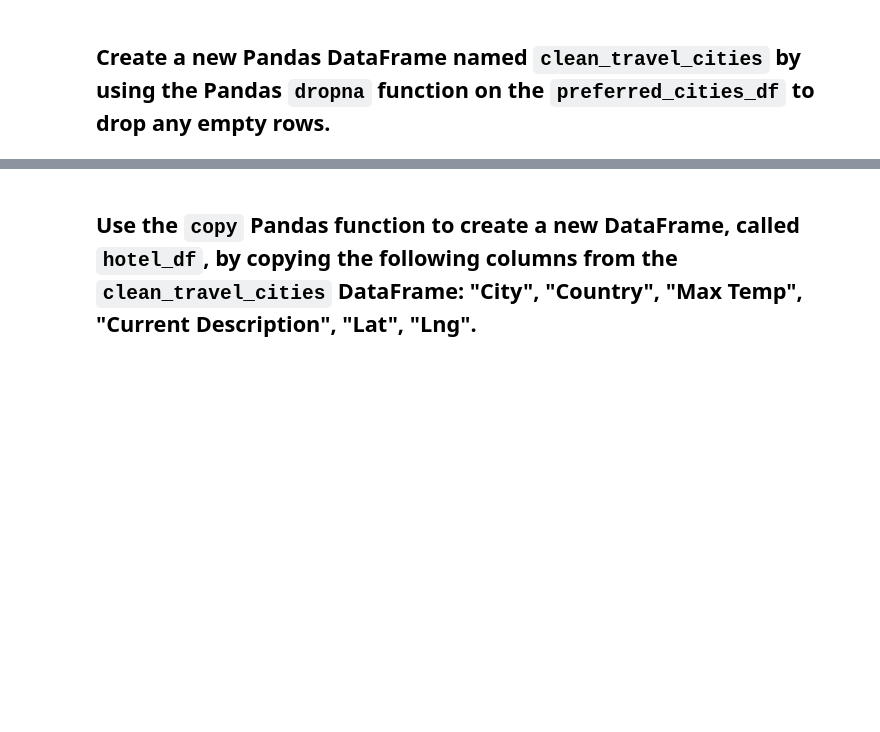
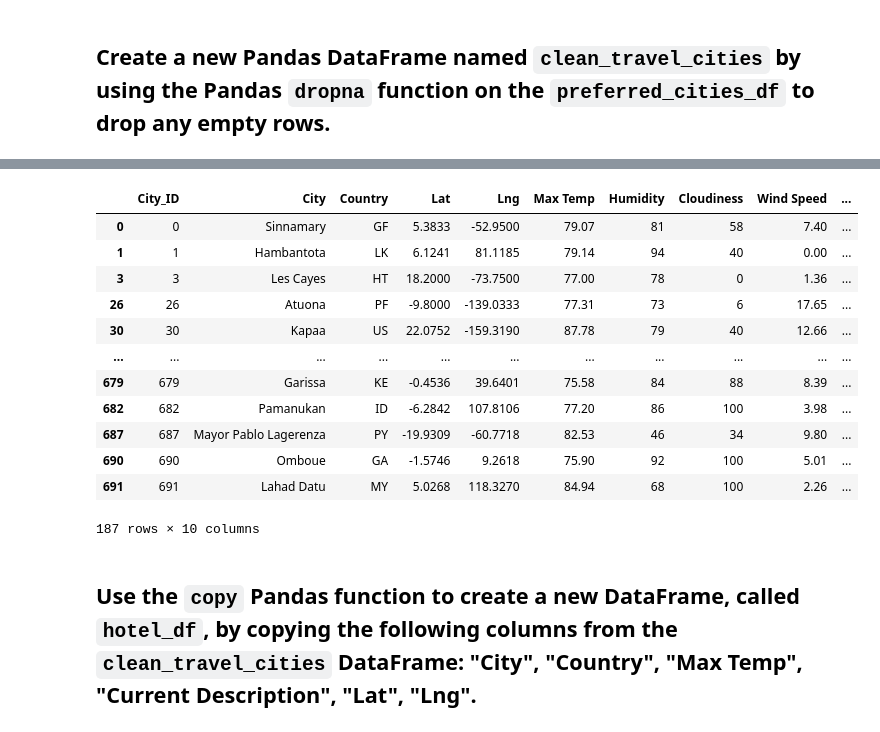
Before and after one commit to NM-90/World_Weather_Analysis, a Jupyter notebook: Vacation_Search.ipynb, the cells around one changed output, grey strips where cells are left out. Cells and saved outputs as stored; diff of their text form; code cells hidden in the pictures; blank space fills up the shorter version.

```diff
--- a/Vacation_Search.ipynb
+++ b/Vacation_Search.ipynb
@@ -113,3 +186,23 @@ clean_travel_cities.head(10)
+# %%
+#create a new DataFrame.
+clean_travel_cities = pd.DataFrame(preferred_cities_df.dropna())
+
+# Display sample data
+clean_travel_cities
+# %% [output]
+|  | City_ID | City | Country | Lat | Lng | Max Temp | Humidity | Cloudiness | Wind Speed | ... |
+| 0 | 0 | Sinnamary | GF | 5.3833 | -52.9500 | 79.07 | 81 | 58 | 7.40 | ... |
+| 1 | 1 | Hambantota | LK | 6.1241 | 81.1185 | 79.14 | 94 | 40 | 0.00 | ... |
+| 3 | 3 | Les Cayes | HT | 18.2000 | -73.7500 | 77.00 | 78 | 0 | 1.36 | ... |
+| 26 | 26 | Atuona | PF | -9.8000 | -139.0333 | 77.31 | 73 | 6 | 17.65 | ... |
+| 30 | 30 | Kapaa | US | 22.0752 | -159.3190 | 87.78 | 79 | 40 | 12.66 | ... |
+| ... | ... | ... | ... | ... | ... | ... | ... | ... | ... | ... |
+| 679 | 679 | Garissa | KE | -0.4536 | 39.6401 | 75.58 | 84 | 88 | 8.39 | ... |
+| 682 | 682 | Pamanukan | ID | -6.2842 | 107.8106 | 77.20 | 86 | 100 | 3.98 | ... |
+| 687 | 687 | Mayor Pablo Lagerenza | PY | -19.9309 | -60.7718 | 82.53 | 46 | 34 | 9.80 | ... |
+| 690 | 690 | Omboue | GA | -1.5746 | 9.2618 | 75.90 | 92 | 100 | 5.01 | ... |
+| 691 | 691 | Lahad Datu | MY | 5.0268 | 118.3270 | 84.94 | 68 | 100 | 2.26 | ... |
+187 rows × 10 columns
 # %% [markdown]
 ## Use the `copy` Pandas function to create a new DataFrame, called `hotel_df`, by copying the following columns from the `clean_travel_cities` DataFrame: "City", "Country", "Max Temp", "Current Description", "Lat", "Lng".
 # %%
```
Also changed, not shown: parts of 21 cells of this notebook, 2 other files.
